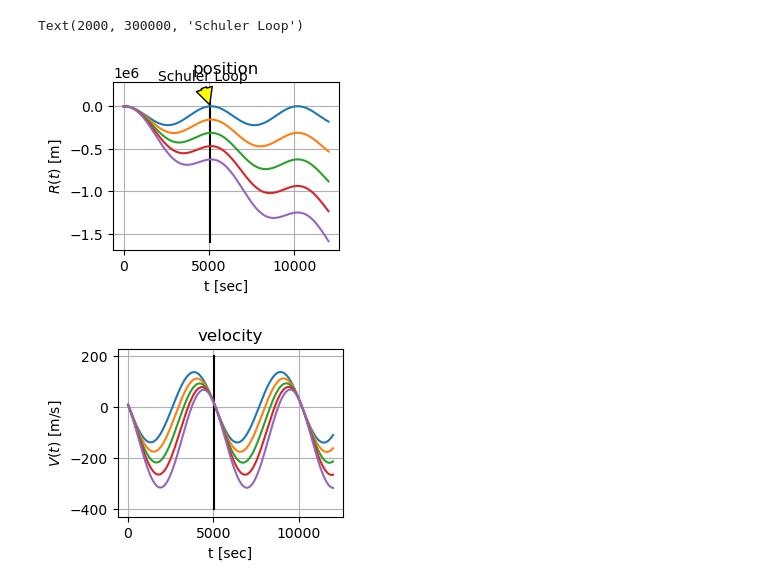
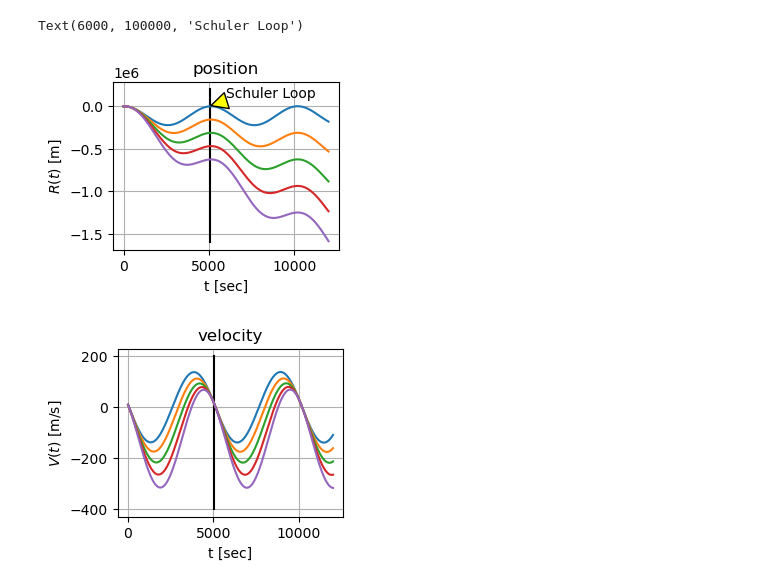
Before and after one commit to nsamartsev/kalman-filter, a Jupyter notebook: kalman_filter.ipynb, the cells around one changed output. Saved outputs shown, nothing was run; the diff lists cells and outputs as text; code cells hidden in the pictures.

```diff
--- a/kalman_filter.ipynb
+++ b/kalman_filter.ipynb
@@ -58,20 +52,20 @@ arr41, arr42, arr43 = estimate(100.0, 10.0, 1.0, 4.0, 0.0001)
 # %%
 plt.subplot(221)
 plt.title('position')
 plt.xlabel('t [sec]')
 plt.ylabel(r'$R(t)$ [m]')
 plt.plot([5046,5046],[-1600000,200000],'black')
 plt.plot(arr01)
 plt.plot(arr11)
 plt.plot(arr21)
 plt.plot(arr31)
 plt.plot(arr41)
 plt.grid(True)
-plt.annotate('Schuler Loop', xy=(5064,5064), xytext=(2000, 300000),
+plt.annotate('Schuler Loop', xy=(5064,5064), xytext=(7000, 100000),
             arrowprops=dict(facecolor='yellow', shrink=0.05),)
 # %% [output]
-Text(2000, 300000, 'Schuler Loop')
+Text(6000, 100000, 'Schuler Loop')
-[figure, old version]
+[figure, new version]
 # %%
 plt.subplot(222)
 plt.title('velocity')
```
Also changed, not shown: parts of 3 cells of this notebook, 1 other file.
